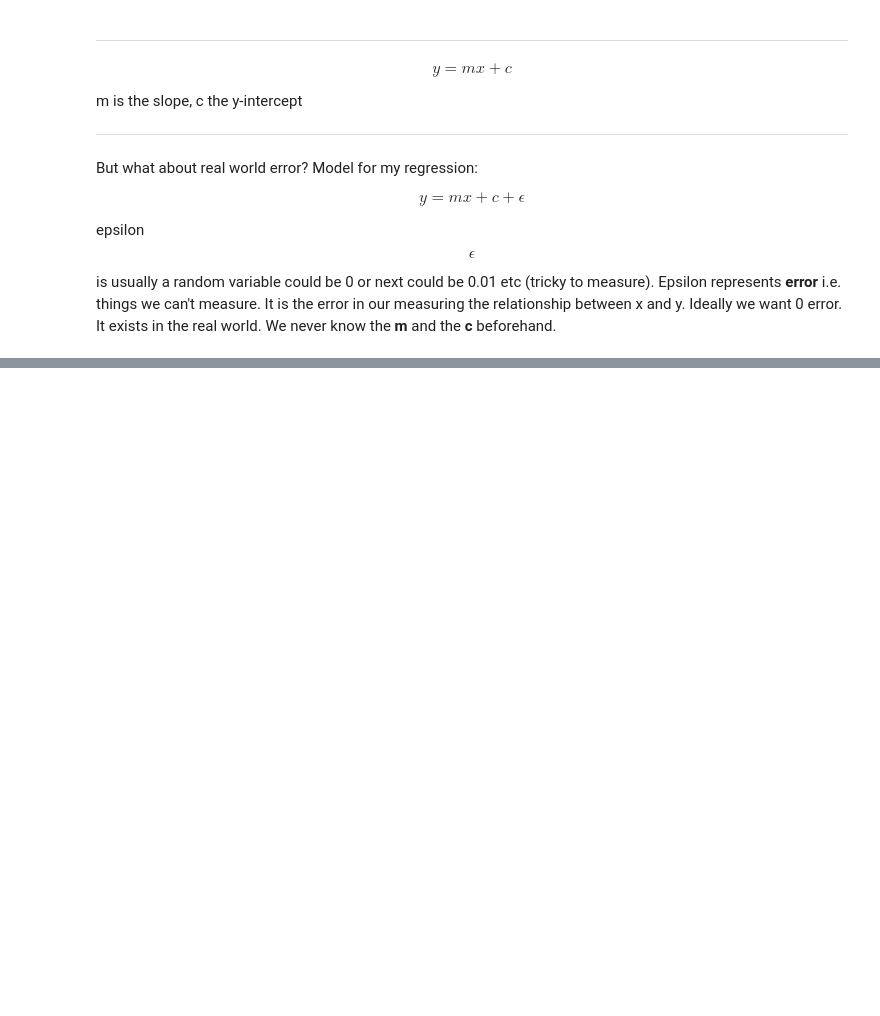
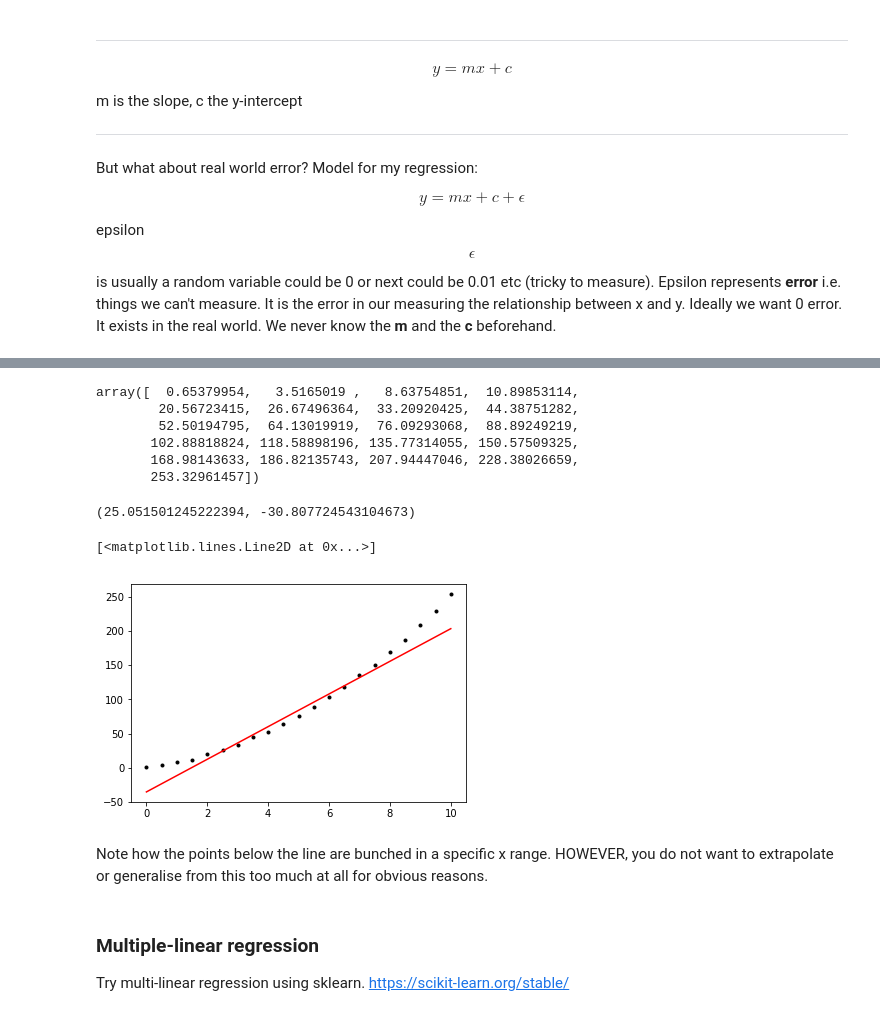
Before and after one commit to Datagatherer2357/jupyter-example, a Jupyter notebook: Regression in Python.ipynb, the cells around one changed output, grey strips where cells are left out. Drawn from its saved outputs; the diff is of its cells as text; code cells hidden in the pictures; blank space fills up the shorter version.

```diff
--- a/Regression in Python.ipynb
+++ b/Regression in Python.ipynb
@@ -87,0 +127,35 @@ y = 3.0 * x - 1.0 + np.random.normal(0.0, 1.0, len(x))
+# %%
+# Create y from a polynomial in x.
+y =  2.0 * x * x + 5.0 * x + 1.0 + np.random.normal(0.0, 1.0, len(x))
+# %%
+y
+# %% [output]
+array([  0.65379954,   3.5165019 ,   8.63754851,  10.89853114,
+        20.56723415,  26.67496364,  33.20920425,  44.38751282,
+        52.50194795,  64.13019919,  76.09293068,  88.89249219,
+       102.88818824, 118.58898196, 135.77314055, 150.57509325,
+       168.98143633, 186.82135743, 207.94447046, 228.38026659,
+       253.32961457])
+# %%
+# Blindly try the regression - we get answers.
+# Create variables with those values.
+m, c = np.polyfit(x, y, 1)
+# Have a look at m and c.
+m, c
+# %% [output]
+(25.051501245222394, -30.807724543104673)
+# %%
+# Plot the line and the points.
+plt.plot(x, y, 'k.')
+plt.plot(x, 23.82 * x - 35.106, 'r-')
+# %% [output]
+[<matplotlib.lines.Line2D at 0x...>]
+[figure, added]
+# %% [markdown]
+Note how the points below the line are bunched in a specific
+x
+range. HOWEVER, you do not want to extrapolate or generalise from this too much at all for obvious reasons.
+# %% [markdown]
+### Multiple-linear regression
+
+Try multi-linear regression using sklearn. https://scikit-learn.org/stable/
```
Also changed, not shown: parts of 25 cells of this notebook.
